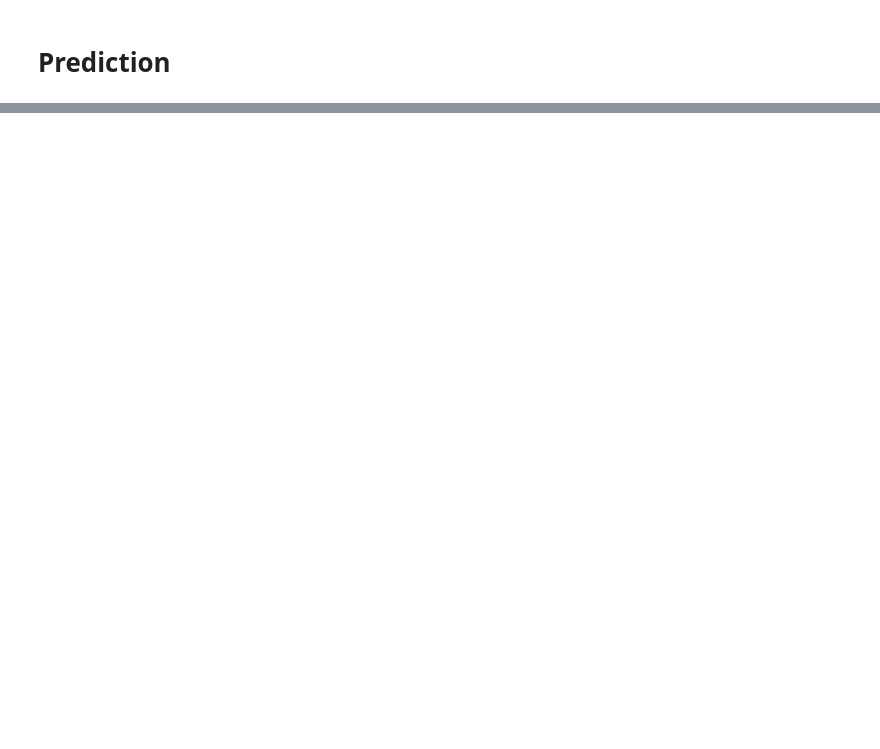
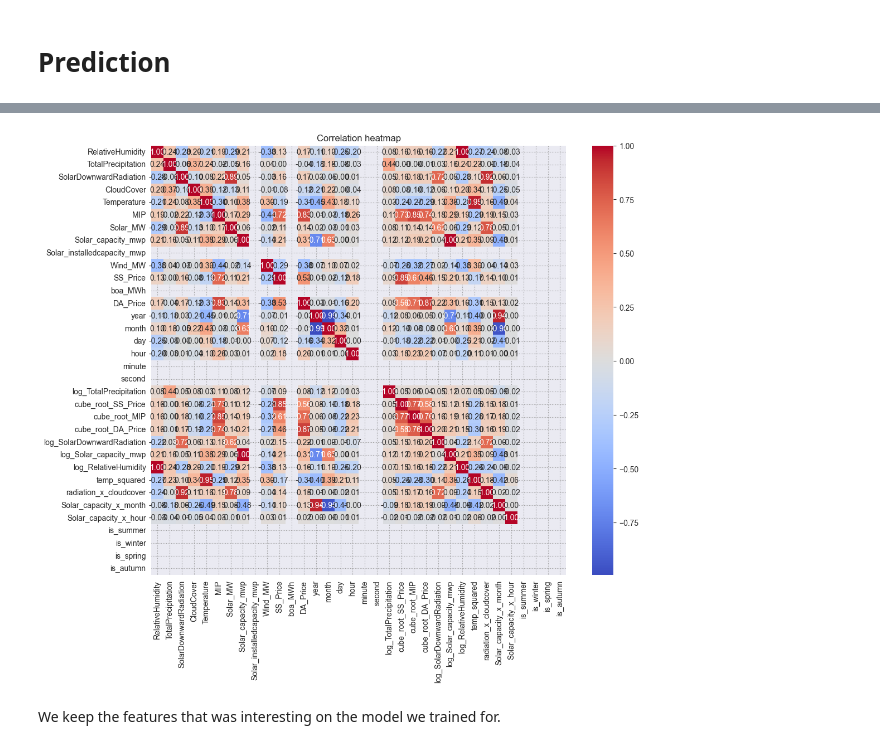
Before and after one commit to znaatcher/ProjectDatascience, a Jupyter notebook: Forecast_Project.ipynb, the cells around one changed output, grey strips where cells are left out. Cells and saved outputs as stored; diff of their text form; code cells hidden in the pictures; blank space fills up the shorter version.

```diff
--- a/Forecast_Project.ipynb
+++ b/Forecast_Project.ipynb
@@ -874,6 +978,16 @@ correlationMatrix = df.corr()
+# %%
+correlationMatrix = df.corr()
+plt.figure(figsize=(12, 10))
+sns.heatmap(correlationMatrix, annot=True, cmap='coolwarm', fmt='.2f')
+plt.title('Correlation heatmap')
+plt.show()
+# %% [output]
+[figure, added]
 # %%
 features = df.drop(['Solar_MW'], axis = 1)
 y_test = df['Solar_MW']
+# %% [markdown]
+We keep the features that was interesting on the model we trained for.
 # %%
 col = ['RelativeHumidity', 'SolarDownwardRadiation', 'Temperature',
        'Solar_installedcapacity_mwp', 'Wind_MW', 'year',
```
Also changed, not shown: parts of 53 cells of this notebook, 3 other files.
